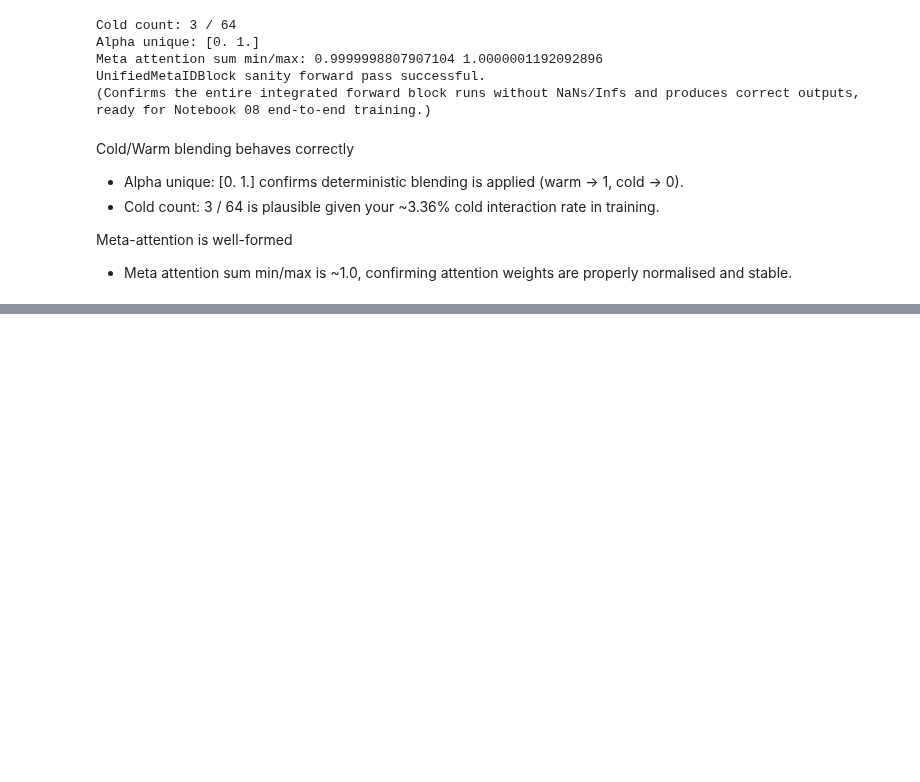
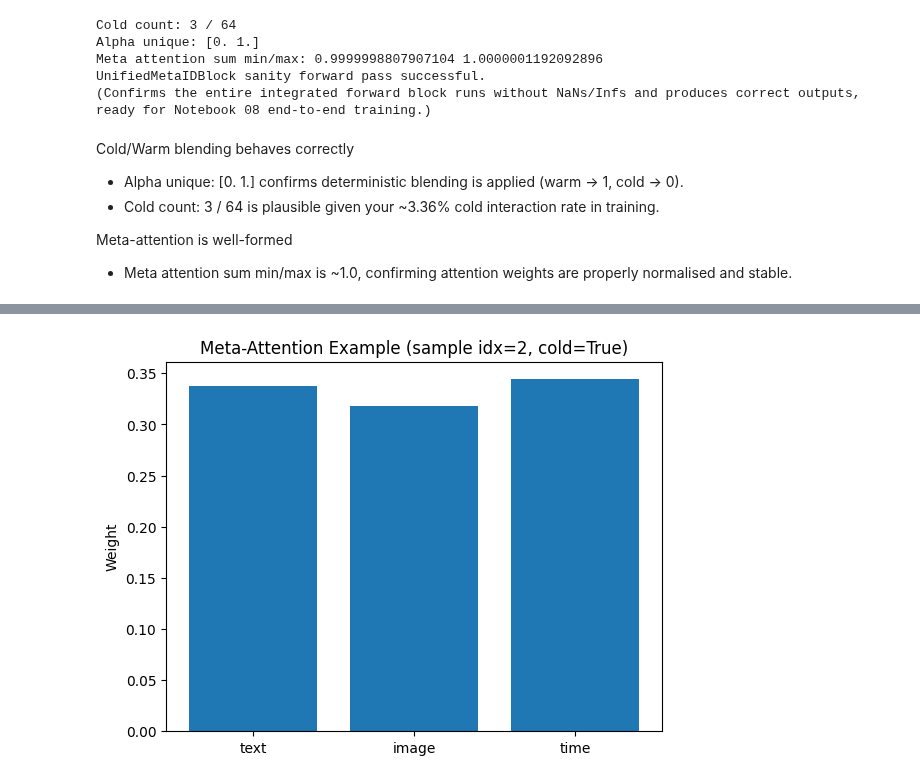
Before and after one commit to sheebaboy33/ColdFusionX, a Jupyter notebook: notebooks/07_meta_embedding.ipynb, the cells around one changed output, grey strips where cells are left out. Drawn from its saved outputs; the diff is of its cells as text; code cells hidden in the pictures; blank space fills up the shorter version.

```diff
--- a/notebooks/07_meta_embedding.ipynb
+++ b/notebooks/07_meta_embedding.ipynb
@@ -950,0 +1068,10 @@ Meta-attention is well-formed
+# %%
+example = [text_w[idx0], img_w[idx0], time_w[idx0]]
+
+plt.figure()
+plt.bar(["text", "image", "time"], example)
+plt.title(f"Meta-Attention Example (sample idx={idx0}, cold={bool(cold_mask[idx0].item())})")
+plt.ylabel("Weight")
+plt.show()
+# %% [output]
+[figure, added]
```
Also changed, not shown: parts of 10 cells of this notebook.
